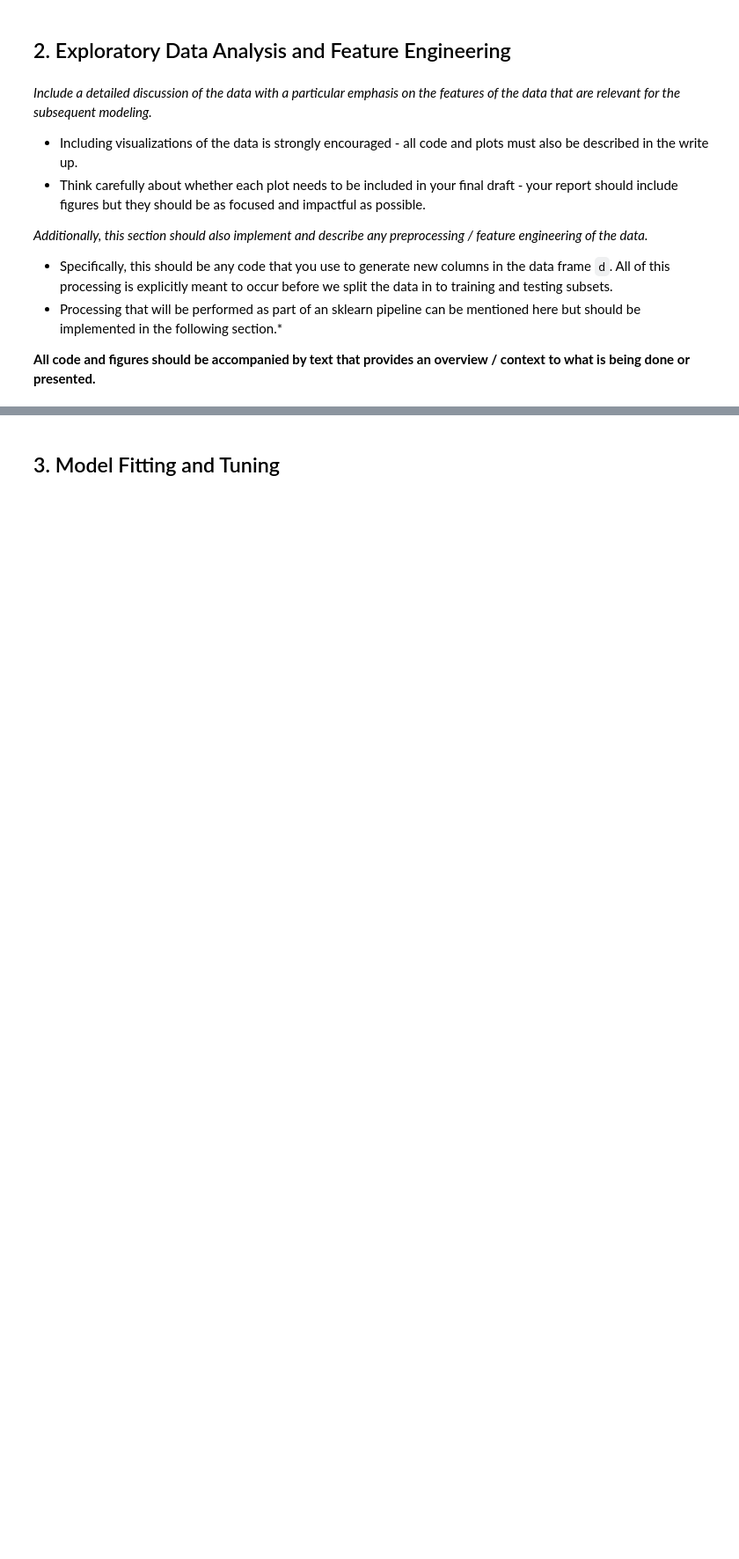
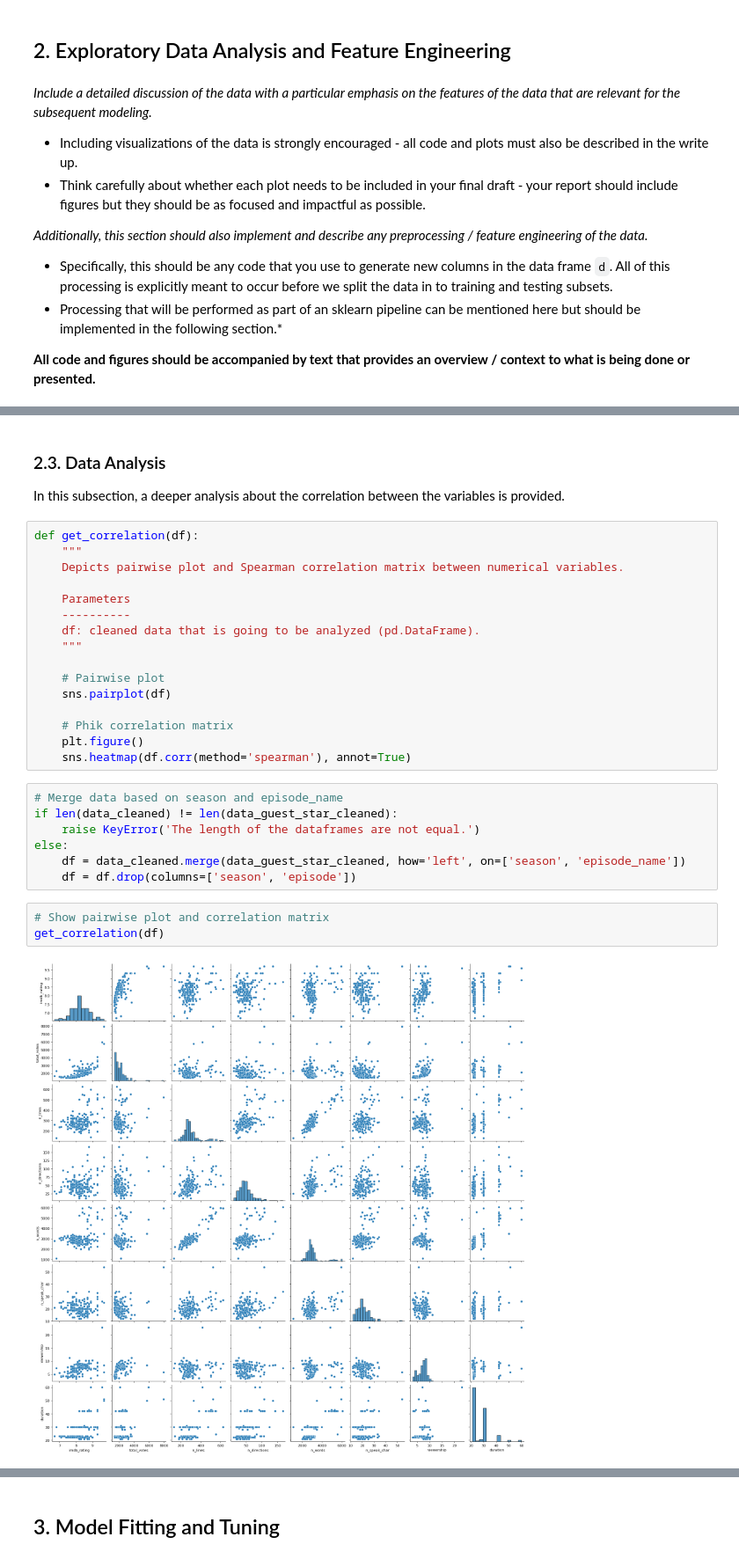
Before and after one commit to monicasteph97/mlp-proj1, a Jupyter notebook: project1.ipynb, the cells around one changed output, grey strips where cells are left out. Shown at 88% size. Drawn from its saved outputs; the diff is of its cells as text; blank space fills up the shorter version.

```diff
--- a/project1.ipynb
+++ b/project1.ipynb
@@ -157,0 +397,31 @@ def data_preparation(data, df_guest_star):
+# %% [markdown]
+### 2.3. Data Analysis
+In this subsection, a deeper analysis about the correlation between the variables is provided.
+# %%
+def get_correlation(df):
+    """
+    Depicts pairwise plot and Spearman correlation matrix between numerical variables.
+
+    Parameters
+    ----------
+    df: cleaned data that is going to be analyzed (pd.DataFrame).
+    """
+
+    # Pairwise plot
+    sns.pairplot(df)
+
+    # Phik correlation matrix
+    plt.figure()
+    sns.heatmap(df.corr(method='spearman'), annot=True)
+# %%
+# Merge data based on season and episode_name
+if len(data_cleaned) != len(data_guest_star_cleaned):
+    raise KeyError('The length of the dataframes are not equal.')
+else:
+    df = data_cleaned.merge(data_guest_star_cleaned, how='left', on=['season', 'episode_name'])
+    df = df.drop(columns=['season', 'episode'])
+# %%
+# Show pairwise plot and correlation matrix
+get_correlation(df)
+# %% [output]
+[figure, added]
```
Also changed, not shown: parts of 25 cells of this notebook, 2 other files.
